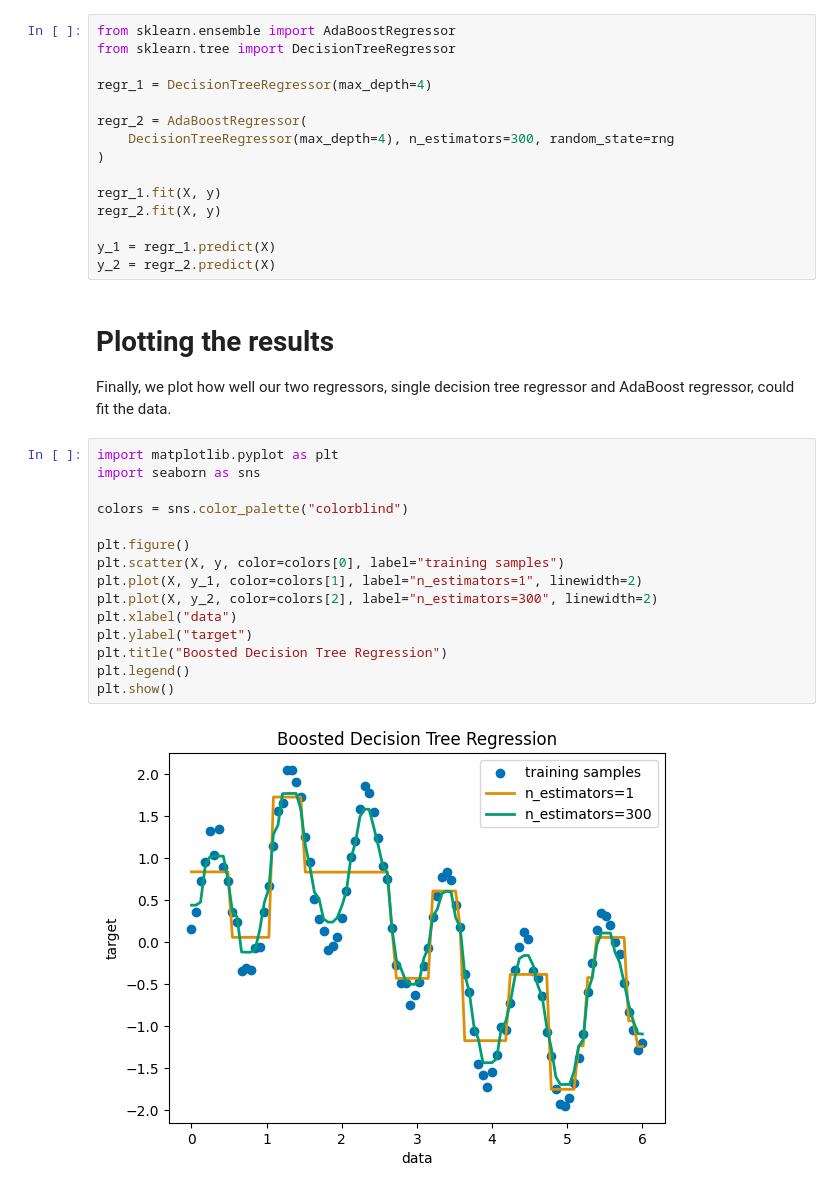
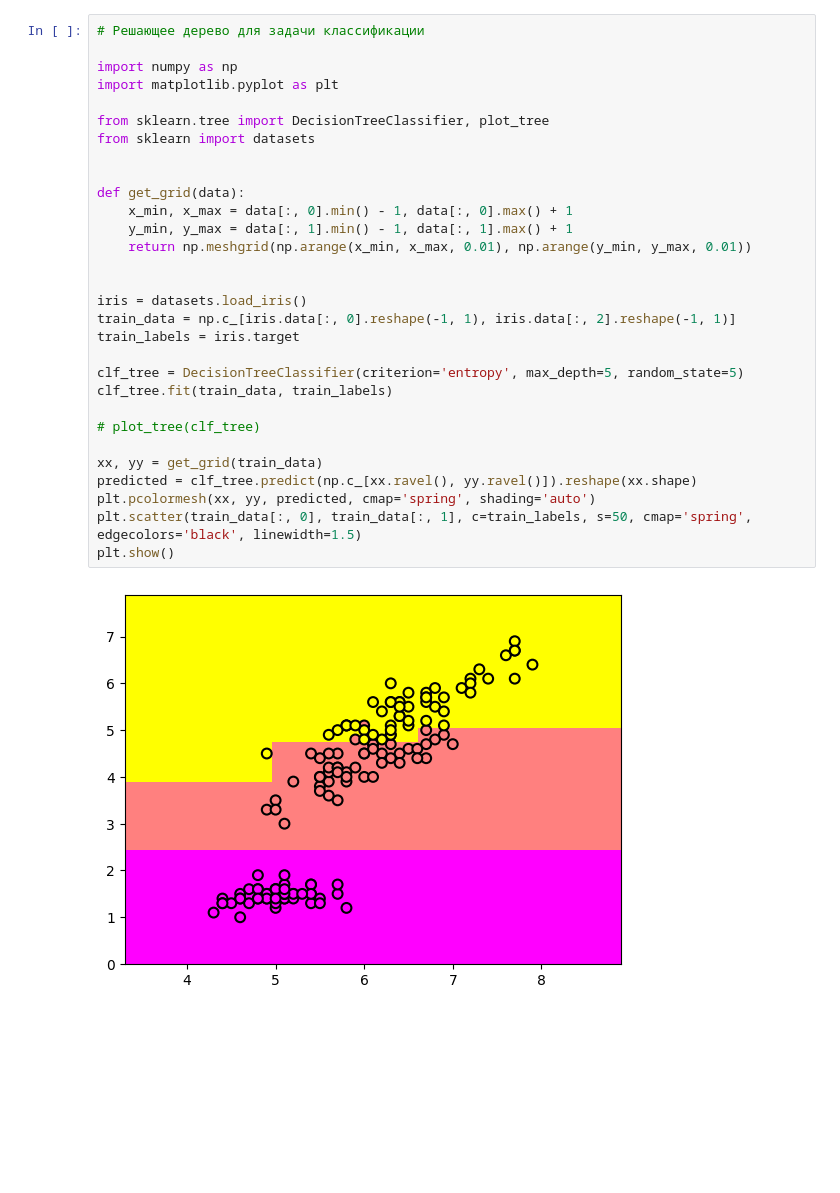
Before and after one commit to Sergey-Kiselev-dev/ML_sem_pub, a Jupyter notebook: ML_04_selfedu_ml_40b.ipynb, the cells around one changed output. Cells and saved outputs as stored; diff of their text form; blank space fills up the shorter version.

```diff
--- a/ML_04_selfedu_ml_40b.ipynb
+++ b/ML_04_selfedu_ml_40b.ipynb
@@ -26,36 +3,32 @@ Now, we define the classifiers and fit them to the data. Then we predict on that
-# %%
-from sklearn.ensemble import AdaBoostRegressor
-from sklearn.tree import DecisionTreeRegressor
-
-regr_1 = DecisionTreeRegressor(max_depth=4)
-
-regr_2 = AdaBoostRegressor(
-    DecisionTreeRegressor(max_depth=4), n_estimators=300, random_state=rng
-)
-
-regr_1.fit(X, y)
-regr_2.fit(X, y)
-
-y_1 = regr_1.predict(X)
-y_2 = regr_2.predict(X)
-# %% [markdown]
-Plotting the results
-=================
-Finally, we plot how well our two regressors, single decision tree regressor and AdaBoost regressor, could fit the data.
-# %%
-import matplotlib.pyplot as plt
-import seaborn as sns
-
-colors = sns.color_palette("colorblind")
-
-plt.figure()
-plt.scatter(X, y, color=colors[0], label="training samples")
-plt.plot(X, y_1, color=colors[1], label="n_estimators=1", linewidth=2)
-plt.plot(X, y_2, color=colors[2], label="n_estimators=300", linewidth=2)
-plt.xlabel("data")
-plt.ylabel("target")
-plt.title("Boosted Decision Tree Regression")
-plt.legend()
-plt.show()
-# %% [output]
-[figure, removed]
+# %%
+# Решающее дерево для задачи классификации
+
+import numpy as np
+import matplotlib.pyplot as plt
+
+from sklearn.tree import DecisionTreeClassifier, plot_tree
+from sklearn import datasets
+
+
+def get_grid(data):
+    x_min, x_max = data[:, 0].min() - 1, data[:, 0].max() + 1
+    y_min, y_max = data[:, 1].min() - 1, data[:, 1].max() + 1
+    return np.meshgrid(np.arange(x_min, x_max, 0.01), np.arange(y_min, y_max, 0.01))
+
+
+iris = datasets.load_iris()
+train_data = np.c_[iris.data[:, 0].reshape(-1, 1), iris.data[:, 2].reshape(-1, 1)]
+train_labels = iris.target
+
+clf_tree = DecisionTreeClassifier(criterion='entropy', max_depth=5, random_state=5)
+clf_tree.fit(train_data, train_labels)
+
+# plot_tree(clf_tree)
+
+xx, yy = get_grid(train_data)
+predicted = clf_tree.predict(np.c_[xx.ravel(), yy.ravel()]).reshape(xx.shape)
+plt.pcolormesh(xx, yy, predicted, cmap='spring', shading='auto')
+plt.scatter(train_data[:, 0], train_data[:, 1], c=train_labels, s=50, cmap='spring', edgecolors='black', linewidth=1.5)
+plt.show()
+# %% [output]
+[figure, added]
```
Also changed, not shown: parts of 3 cells of this notebook.
